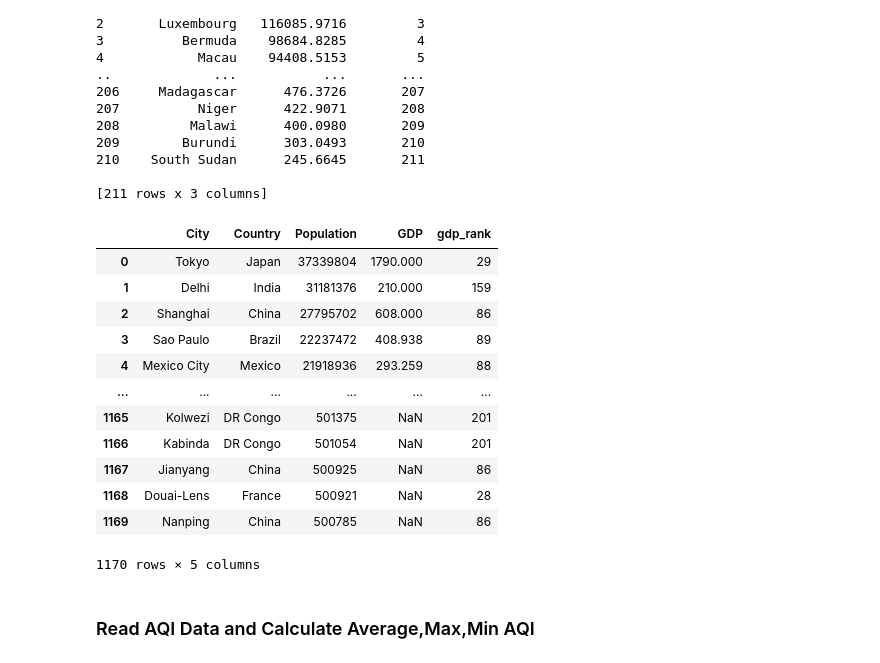
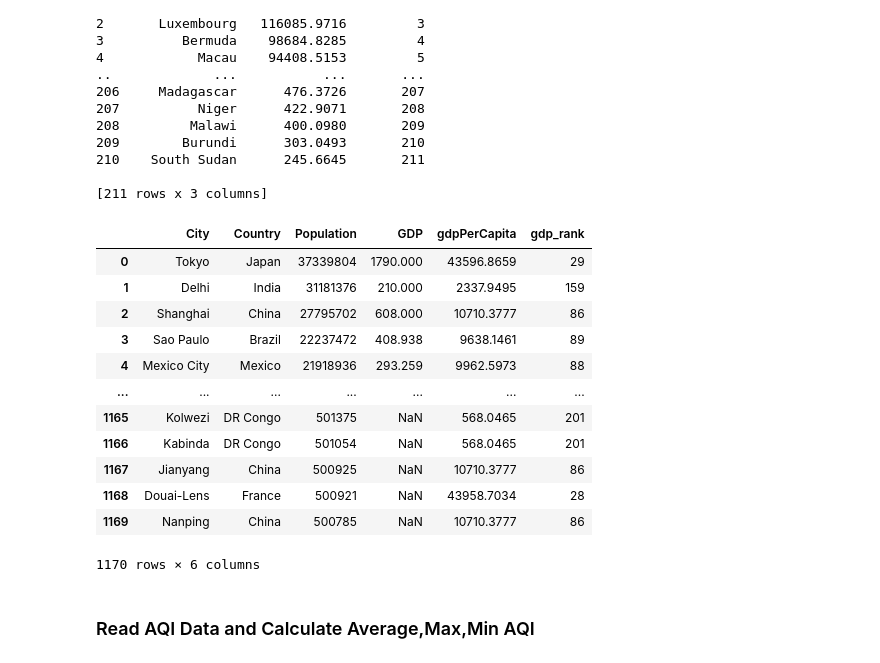
Before and after one commit to Quyenld9699/DataScience_AQI_explorer, a Jupyter notebook: analyze/aqi_gdp.ipynb, the cells around one changed output. Saved outputs shown, nothing was run; the diff lists cells and outputs as text; code cells hidden in the pictures.

```diff
--- a/analyze/aqi_gdp.ipynb
+++ b/analyze/aqi_gdp.ipynb
@@ -55,23 +55,23 @@ print(df_countryGDP)
 [211 rows x 3 columns]
 # %%
 import pandasql as ps
-sql = 'SELECT df_merge.*, df_countryGDP.gdp_rank  from df_merge,df_countryGDP WHERE df_merge.Country = df_countryGDP.country'
+sql = 'SELECT df_merge.*, df_countryGDP.gdpPerCapita,df_countryGDP.gdp_rank  from df_merge,df_countryGDP WHERE df_merge.Country = df_countryGDP.country'
 df_gdp = ps.sqldf(sql,locals())
 df_gdp
 # %% [output]
-|  | City | Country | Population | GDP | gdp_rank |
-| 0 | Tokyo | Japan | 37339804 | 1790.000 | 29 |
-| 1 | Delhi | India | 31181376 | 210.000 | 159 |
-| 2 | Shanghai | China | 27795702 | 608.000 | 86 |
-| 3 | Sao Paulo | Brazil | 22237472 | 408.938 | 89 |
-| 4 | Mexico City | Mexico | 21918936 | 293.259 | 88 |
-| ... | ... | ... | ... | ... | ... |
-| 1165 | Kolwezi | DR Congo | 501375 | NaN | 201 |
-| 1166 | Kabinda | DR Congo | 501054 | NaN | 201 |
-| 1167 | Jianyang | China | 500925 | NaN | 86 |
-| 1168 | Douai-Lens | France | 500921 | NaN | 28 |
-| 1169 | Nanping | China | 500785 | NaN | 86 |
+|  | City | Country | Population | GDP | gdpPerCapita | gdp_rank |
+| 0 | Tokyo | Japan | 37339804 | 1790.000 | 43596.8659 | 29 |
+| 1 | Delhi | India | 31181376 | 210.000 | 2337.9495 | 159 |
+| 2 | Shanghai | China | 27795702 | 608.000 | 10710.3777 | 86 |
+| 3 | Sao Paulo | Brazil | 22237472 | 408.938 | 9638.1461 | 89 |
+| 4 | Mexico City | Mexico | 21918936 | 293.259 | 9962.5973 | 88 |
+| ... | ... | ... | ... | ... | ... | ... |
+| 1165 | Kolwezi | DR Congo | 501375 | NaN | 568.0465 | 201 |
+| 1166 | Kabinda | DR Congo | 501054 | NaN | 568.0465 | 201 |
+| 1167 | Jianyang | China | 500925 | NaN | 10710.3777 | 86 |
+| 1168 | Douai-Lens | France | 500921 | NaN | 43958.7034 | 28 |
+| 1169 | Nanping | China | 500785 | NaN | 10710.3777 | 86 |
-1170 rows × 5 columns
+1170 rows × 6 columns
 # %% [markdown]
 <h3>Read AQI Data and Calculate Average,Max,Min AQI</h3>
 # %%
```
Also changed, not shown: parts of 7 cells of this notebook, 1 other file.
